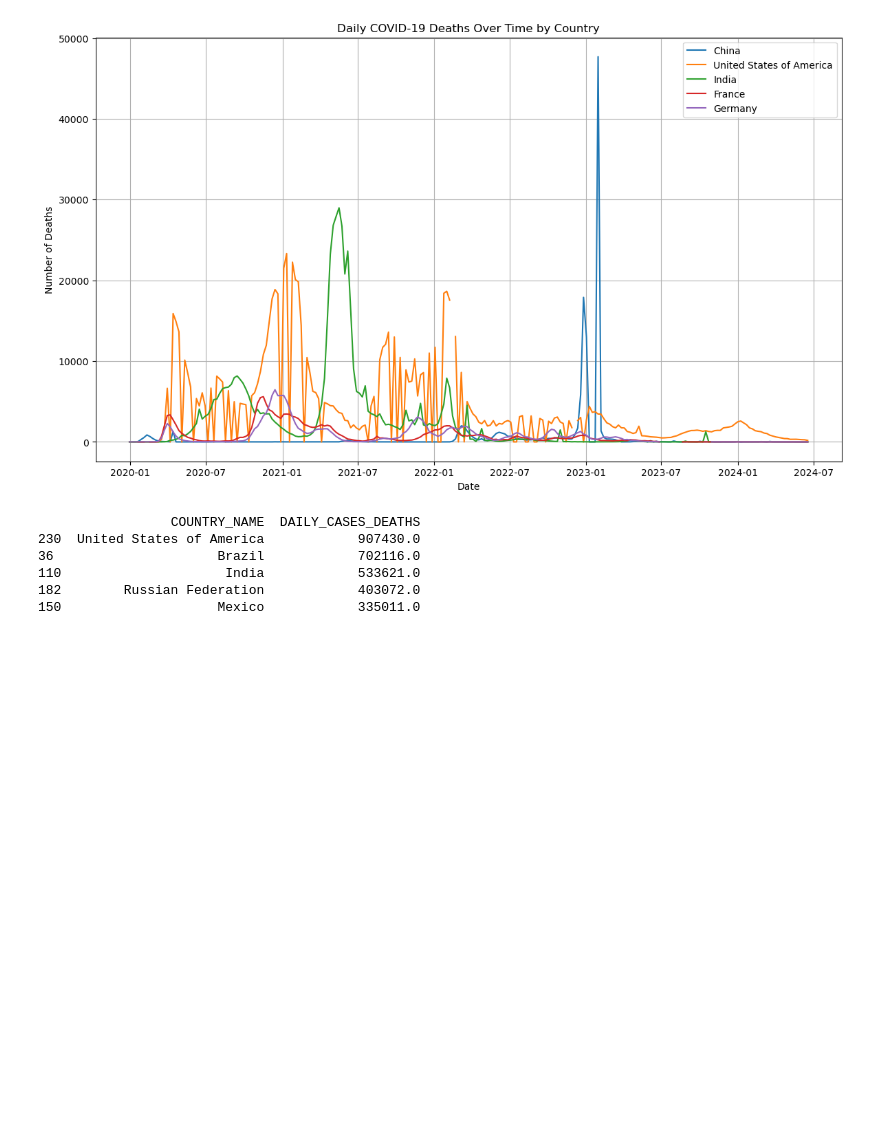
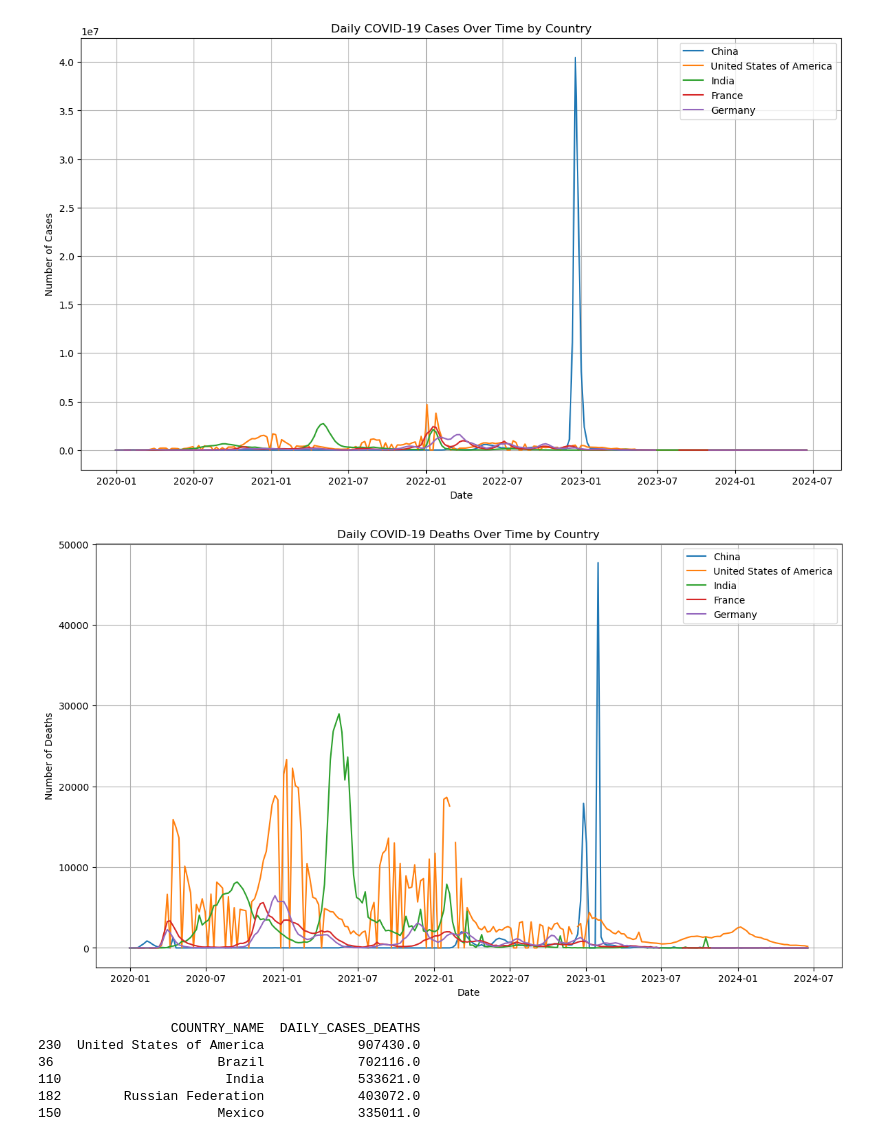
Before and after one commit to Tadakatsu213/Group-2, a Jupyter notebook: Project.ipynb, the cells around one changed output. Saved outputs shown, nothing was run; the diff lists cells and outputs as text; code cells hidden in the pictures; blank space fills up the shorter version.

```diff
--- a/Project.ipynb
+++ b/Project.ipynb
@@ -8,37 +39,48 @@ data = pd.read_csv(file_path)
 # %%
-# Convert the ISO_START_DATE column to datetime format
-data['ISO_START_DATE'] = pd.to_datetime(data['ISO_START_DATE'])
-
 # Select a few countries for comparison
 countries_to_compare = ['China', 'United States of America', 'India', 'France', 'Germany']
 
 # Filter the data for the selected countries
 filtered_data = data[data['COUNTRY_NAME'].isin(countries_to_compare)]
 
 # Group by date and country, and sum the cases to get the daily cases for each country
 daily_cases_countries = filtered_data.groupby(['ISO_START_DATE', 'COUNTRY_NAME'])['DAILY_CASES'].sum().reset_index()
 
 # Pivot the data to have countries as columns for cases
 pivot_daily_cases = daily_cases_countries.pivot(index='ISO_START_DATE', columns='COUNTRY_NAME', values='DAILY_CASES')
 
 # Group by date and country, and sum the deaths to get the daily deaths for each country
 daily_deaths_countries = filtered_data.groupby(['ISO_START_DATE', 'COUNTRY_NAME'])['DAILY_CASES_DEATHS'].sum().reset_index()
 
 # Pivot the data to have countries as columns for deaths
 pivot_daily_deaths = daily_deaths_countries.pivot(index='ISO_START_DATE', columns='COUNTRY_NAME', values='DAILY_CASES_DEATHS')
+
+# Plot the trend of daily cases over time for the selected countries
+plt.figure(figsize=(14, 8))
+
+for country in countries_to_compare:
+    plt.plot(pivot_daily_cases.index, pivot_daily_cases[country], label=country)
+
+plt.title('Daily COVID-19 Cases Over Time by Country')
+plt.xlabel('Date')
+plt.ylabel('Number of Cases')
+plt.legend()
+plt.grid(True)
+plt.show()
+
+# Plot the trend of daily deaths over time for the selected countries
+plt.figure(figsize=(14, 8))
+
+for country in countries_to_compare:
+    plt.plot(pivot_daily_deaths.index, pivot_daily_deaths[country], label=country)
+
+plt.title('Daily COVID-19 Deaths Over Time by Country')
+plt.xlabel('Date')
+plt.ylabel('Number of Deaths')
+plt.legend()
+plt.grid(True)
+plt.show()
+# %% [output]
+[figure, added]
+[figure, added]
-# %%
-# Plot the trend of daily deaths over time for the selected countries
-plt.figure(figsize=(14, 8))
-
-for country in countries_to_compare:
-    plt.plot(pivot_daily_deaths.index, pivot_daily_deaths[country], label=country)
-
-plt.title('Daily COVID-19 Deaths Over Time by Country')
-plt.xlabel('Date')
-plt.ylabel('Number of Deaths')
-plt.legend()
-plt.grid(True)
-plt.show()
-# %% [output]
-[figure, removed]
 # %%
```
Also changed, not shown: parts of 5 cells of this notebook, 5 other files.
